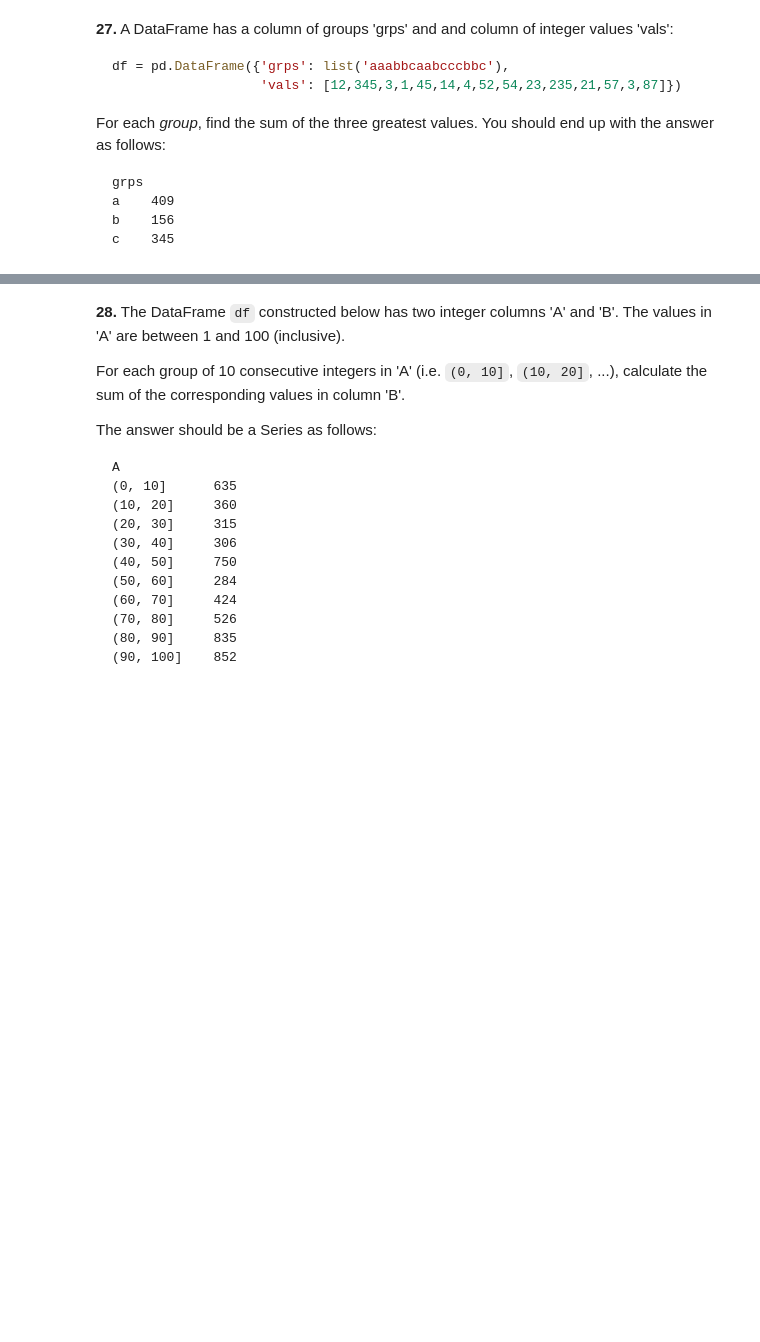
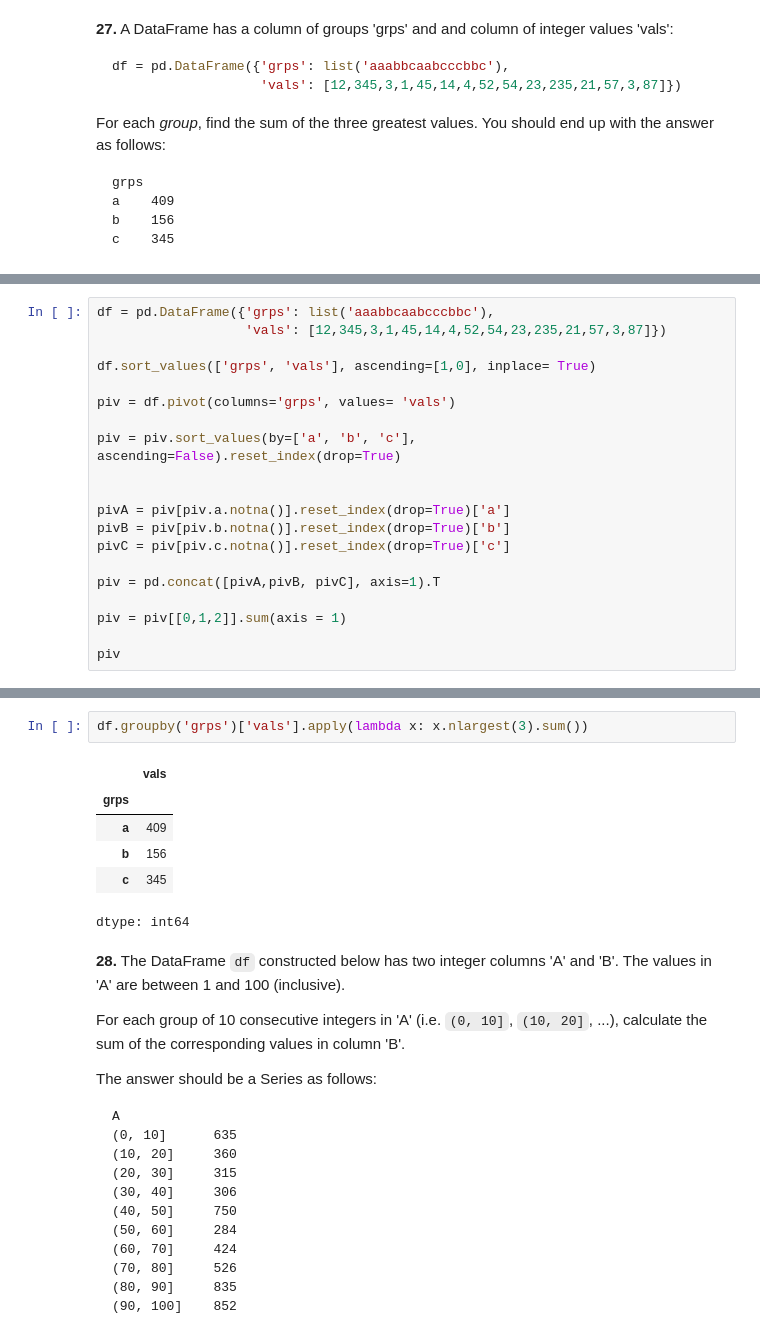
Before and after one commit to LeoLeo101/main, a Jupyter notebook: 100-pandas-puzzles.ipynb, the cells around one changed output, grey strips where cells are left out. Saved outputs shown, nothing was run; the diff lists cells and outputs as text; blank space fills up the shorter version.

```diff
--- a/100-pandas-puzzles.ipynb
+++ b/100-pandas-puzzles.ipynb
@@ -584,0 +603,20 @@ df = pd.DataFrame({'grps': list('aaabbcaabcccbbc'),
+# %%
+df = pd.DataFrame({'grps': list('aaabbcaabcccbbc'),
+                   'vals': [12,345,3,1,45,14,4,52,54,23,235,21,57,3,87]})
+
+df.sort_values(['grps', 'vals'], ascending=[1,0], inplace= True)
+
+piv = df.pivot(columns='grps', values= 'vals')
+
+piv = piv.sort_values(by=['a', 'b', 'c'], ascending=False).reset_index(drop=True)
+
+
+pivA = piv[piv.a.notna()].reset_index(drop=True)['a']
+pivB = piv[piv.b.notna()].reset_index(drop=True)['b']
+pivC = piv[piv.c.notna()].reset_index(drop=True)['c']
+
+piv = pd.concat([pivA,pivB, pivC], axis=1).T
+
+piv = piv[[0,1,2]].sum(axis = 1)
+
+piv
@@ -585,3 +629,12 @@ df = pd.DataFrame({'grps': list('aaabbcaabcccbbc'),
+# %%
+df.groupby('grps')['vals'].apply(lambda x: x.nlargest(3).sum())
+# %% [output]
+|  | vals |
+| grps |  |
+| a | 409 |
+| b | 156 |
+| c | 345 |
+dtype: int64
 # %% [markdown]
 **28.** The DataFrame `df` constructed below has two integer columns 'A' and 'B'. The values in 'A' are between 1 and 100 (inclusive).
 
```
Also changed, not shown: parts of 3 cells of this notebook.
